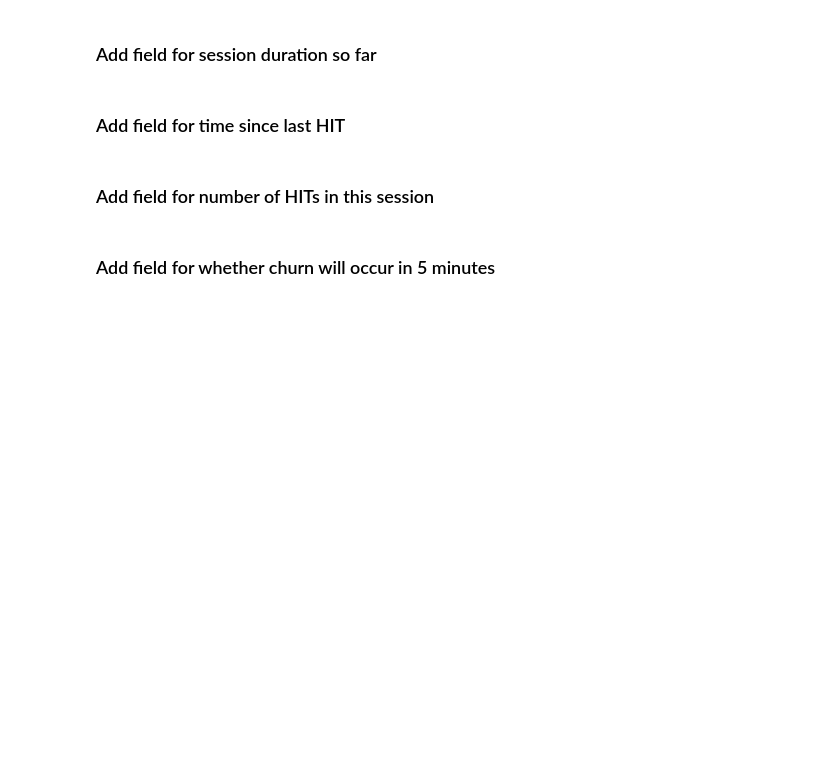
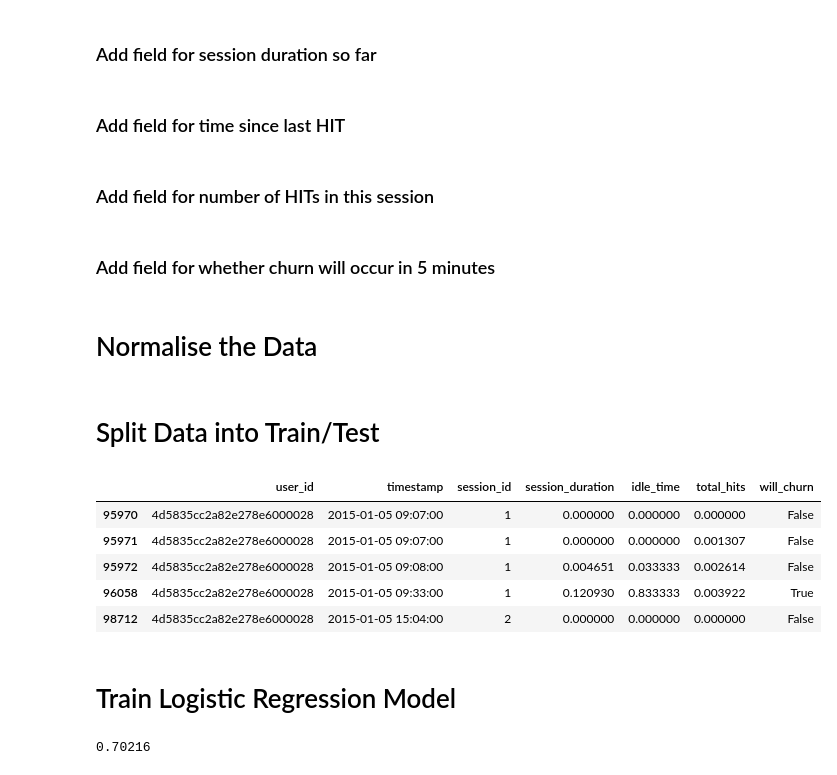
Before and after one commit to tjcdev/citizen-science-ipp, a Jupyter notebook: Citizen Science.ipynb, the cells around one changed output. Drawn from its saved outputs; the diff is of its cells as text; code cells hidden in the pictures; blank space fills up the shorter version.

Commit message:
built logistic regression model

```diff
--- a/Citizen Science.ipynb
+++ b/Citizen Science.ipynb
@@ -167,12 +167,12 @@ citsci[citsci['user_id'] == '508920379177d041ea003fd8']
 ### Add field for session duration so far
 # %%
 session_duration = citsci['timestamp'] - citsci.groupby('session_id')['timestamp'].transform('first')
-citsci['session_duration'] = session_duration
+citsci['session_duration'] = session_duration.dt.seconds // 60
 # %% [markdown]
 ### Add field for time since last HIT
 # %%
 idle_time = citsci.groupby('session_id')['timestamp'].diff().fillna(0)
-citsci['idle_time'] = idle_time
+citsci['idle_time'] = idle_time.dt.seconds // 60
 # %% [markdown]
 ### Add field for number of HITs in this session
 # %%
@@ -185,3 +185,20 @@ import datetime
 will_churn = citsci.groupby('session_id')['timestamp'].transform('last') - citsci['timestamp']
 will_churn = will_churn < datetime.timedelta(minutes=5)
 citsci['will_churn'] = will_churn
+# %% [markdown]
+# Normalise the Data
+# %%
+citsci["session_duration"]=((citsci["session_duration"]-citsci["session_duration"].min())/(citsci["session_duration"].max()-citsci["session_duration"].min()))
+citsci["idle_time"]=((citsci["idle_time"]-citsci["idle_time"].min())/(citsci["idle_time"].max()-citsci["idle_time"].min()))
+citsci["total_hits"]=((citsci["total_hits"]-citsci["total_hits"].min())/(citsci["total_hits"].max()-citsci["total_hits"].min()))
+# %% [markdown]
+# Split Data into Train/Test
+# %%
+citsci.head()
+# %% [output]
+|  | user_id | timestamp | session_id | session_duration | idle_time | total_hits | will_churn |
+| 95970 | 4d5835cc2a82e278e6000028 | 2015-01-05 09:07:00 | 1 | 0.000000 | 0.000000 | 0.000000 | False |
+| 95971 | 4d5835cc2a82e278e6000028 | 2015-01-05 09:07:00 | 1 | 0.000000 | 0.000000 | 0.001307 | False |
+| 95972 | 4d5835cc2a82e278e6000028 | 2015-01-05 09:08:00 | 1 | 0.004651 | 0.033333 | 0.002614 | False |
+| 96058 | 4d5835cc2a82e278e6000028 | 2015-01-05 09:33:00 | 1 | 0.120930 | 0.833333 | 0.003922 | True |
+| 98712 | 4d5835cc2a82e278e6000028 | 2015-01-05 15:04:00 | 2 | 0.000000 | 0.000000 | 0.000000 | False |
@@ -187,0 +211,2 @@ citsci['will_churn'] = will_churn
+# %% [markdown]
+# Train Logistic Regression Model
@@ -187,0 +216,4 @@ citsci['will_churn'] = will_churn
+# %%
+clf.score(X_test, y_test)
+# %% [output]
+0.70216
```
Also changed, not shown: parts of 3 cells of this notebook.
